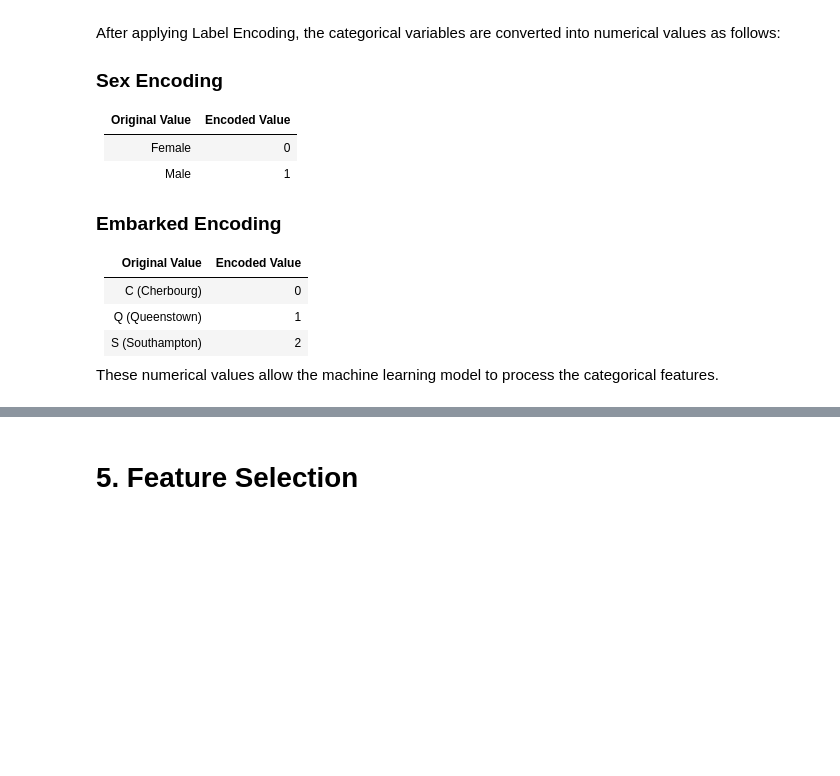
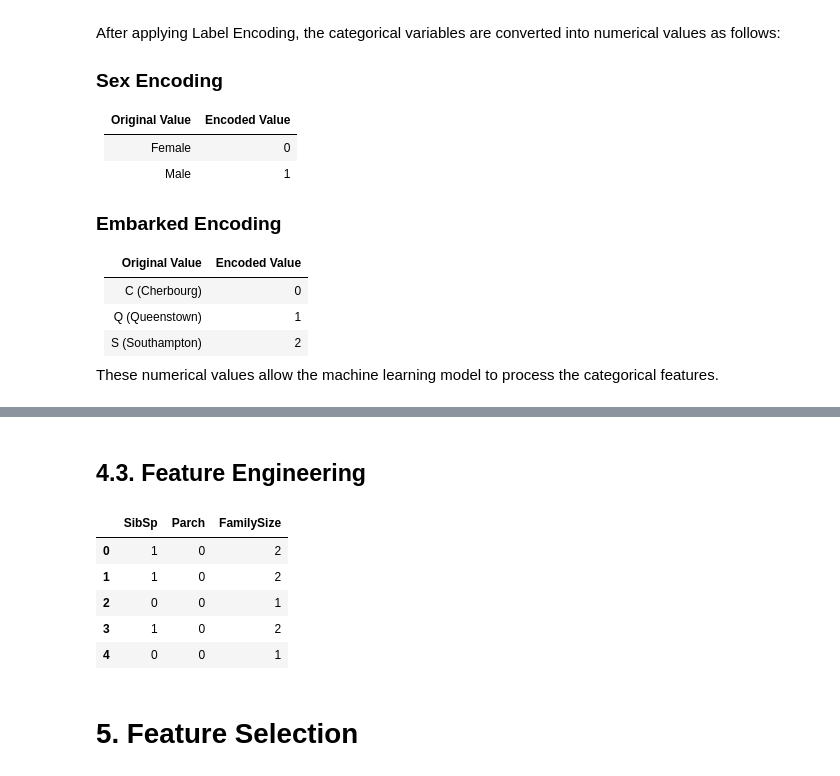
Before and after one commit to Clinton1029/Titanic_survived, a Jupyter notebook: Titanic_survived.ipynb, the cells around one changed output, grey strips where cells are left out. Cells and saved outputs as stored; diff of their text form; code cells hidden in the pictures; blank space fills up the shorter version.

```diff
--- a/Titanic_survived.ipynb
+++ b/Titanic_survived.ipynb
@@ -528,6 +528,21 @@ S = 2
 | 2 | 3 | 1 | 3 | Heikkinen, Miss. Laina | 0 | 26.0 | 0 | 0 | STON/O2. 3101282 | 7.9250 | ... |
 | 3 | 4 | 1 | 1 | Futrelle, Mrs. Jacques Heath (Lil... | 0 | 35.0 | 1 | 0 | 113803 | 53.1000 | ... |
 | 4 | 5 | 0 | 3 | Allen, Mr. William Henry | 1 | 35.0 | 0 | 0 | 373450 | 8.0500 | ... |
+# %% [markdown]
+## 4.3.  Feature Engineering
+# %%
+# Create a new feature called FamilySize
+df["FamilySize"] = df["SibSp"] + df["Parch"] + 1
+
+# Display the first five rows
+df[["SibSp", "Parch", "FamilySize"]].head()
+# %% [output]
+|  | SibSp | Parch | FamilySize |
+| 0 | 1 | 0 | 2 |
+| 1 | 1 | 0 | 2 |
+| 2 | 0 | 0 | 1 |
+| 3 | 1 | 0 | 2 |
+| 4 | 0 | 0 | 1 |
 # %% [markdown]
 # 5.  Feature Selection
 # %% [markdown]
```
Also changed, not shown: parts of 1 cell of this notebook.
